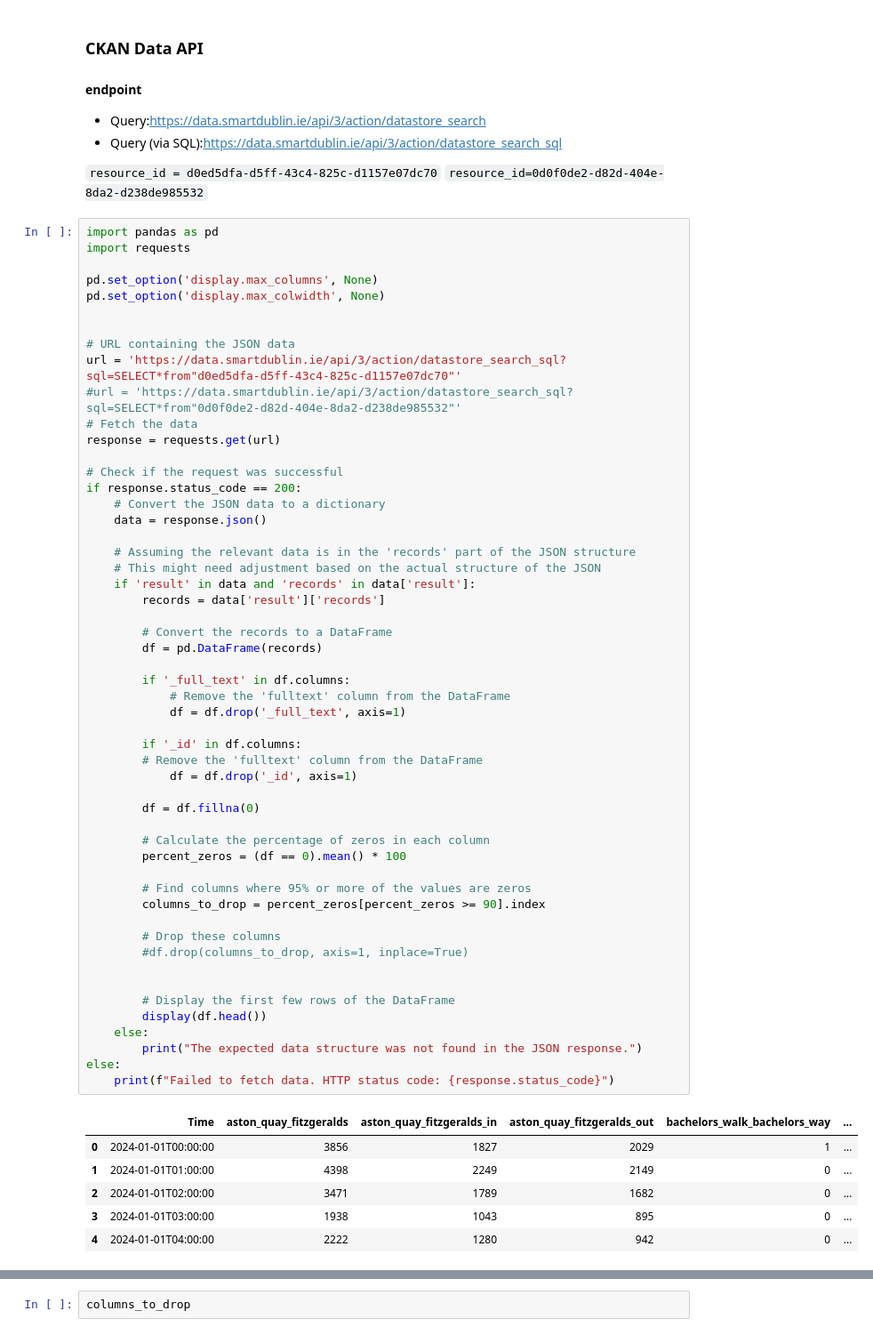
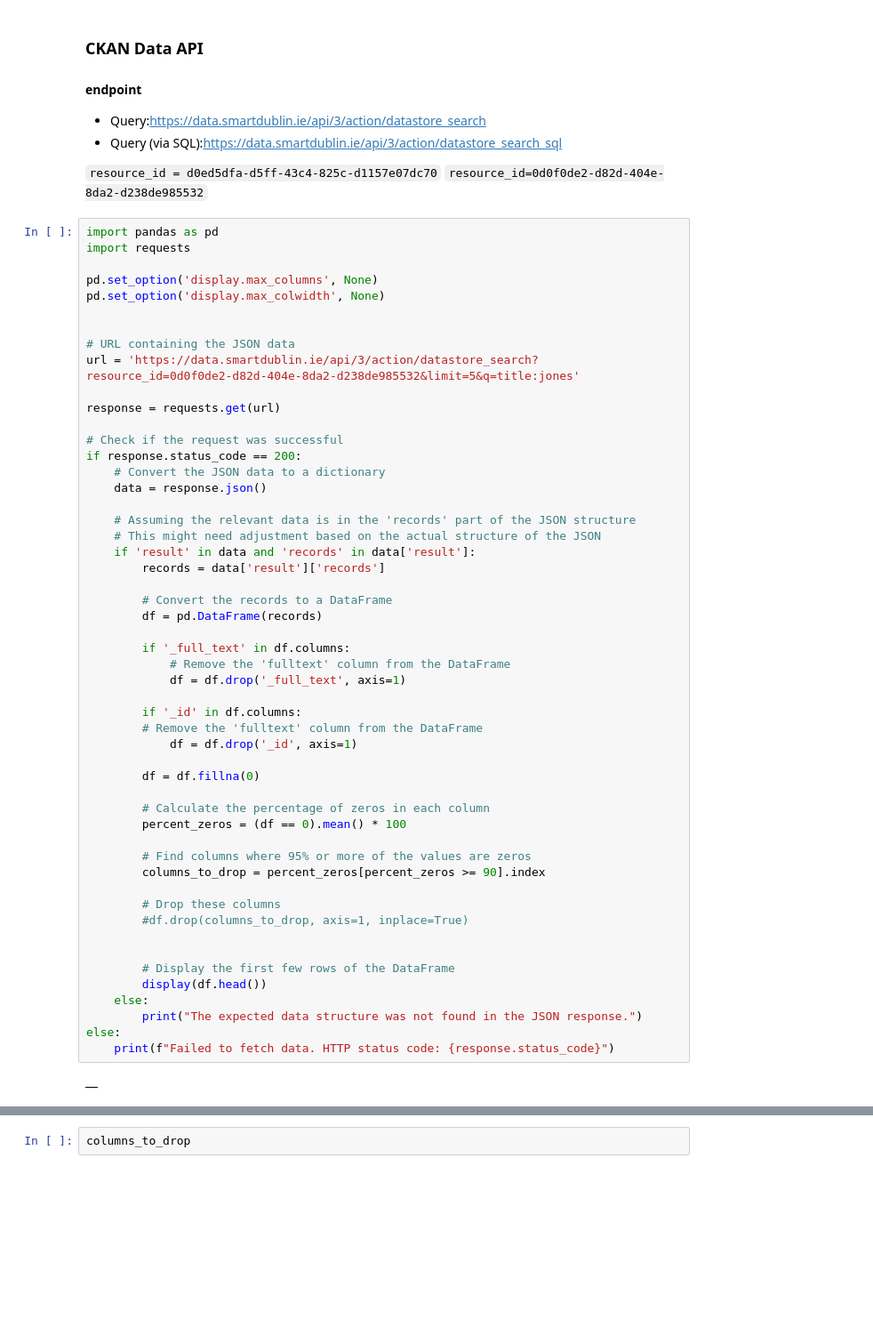
Before and after one commit to ankithbjoseph/TeamAA_DAP_JAN2024, a Jupyter notebook: extract.ipynb, the cells around one changed output, grey strips where cells are left out. Shown at 89% size. Drawn from its saved outputs; the diff is of its cells as text; blank space fills up the shorter version.

```diff
--- a/extract.ipynb
+++ b/extract.ipynb
@@ -21,9 +21,8 @@ pd.set_option('display.max_colwidth', None)
 
 
 # URL containing the JSON data
-url = 'https://data.smartdublin.ie/api/3/action/datastore_search_sql?sql=SELECT*from"d0ed5dfa-d5ff-43c4-825c-d1157e07dc70"'
-#url = 'https://data.smartdublin.ie/api/3/action/datastore_search_sql?sql=SELECT*from"0d0f0de2-d82d-404e-8da2-d238de985532"'
-# Fetch the data
+url = 'https://data.smartdublin.ie/api/3/action/datastore_search?resource_id=0d0f0de2-d82d-404e-8da2-d238de985532&limit=5&q=title:jones'
+
 response = requests.get(url)
 
 # Check if the request was successful
@@ -39,37 +38,32 @@ if response.status_code == 200:
         # Convert the records to a DataFrame
         df = pd.DataFrame(records)
 
         if '_full_text' in df.columns:
             # Remove the 'fulltext' column from the DataFrame
             df = df.drop('_full_text', axis=1)
 
         if '_id' in df.columns:
         # Remove the 'fulltext' column from the DataFrame
             df = df.drop('_id', axis=1)
 
         df = df.fillna(0)
 
         # Calculate the percentage of zeros in each column
         percent_zeros = (df == 0).mean() * 100
 
         # Find columns where 95% or more of the values are zeros
         columns_to_drop = percent_zeros[percent_zeros >= 90].index
 
         # Drop these columns
         #df.drop(columns_to_drop, axis=1, inplace=True)
 
 
         # Display the first few rows of the DataFrame
         display(df.head())
     else:
         print("The expected data structure was not found in the JSON response.")
 else:
     print(f"Failed to fetch data. HTTP status code: {response.status_code}")
 # %% [output]
-|  | Time | aston_quay_fitzgeralds | aston_quay_fitzgeralds_in | aston_quay_fitzgeralds_out | bachelors_walk_bachelors_way | ... |
-| 0 | 2024-01-01T00:00:00 | 3856 | 1827 | 2029 | 1 | ... |
-| 1 | 2024-01-01T01:00:00 | 4398 | 2249 | 2149 | 0 | ... |
-| 2 | 2024-01-01T02:00:00 | 3471 | 1789 | 1682 | 0 | ... |
-| 3 | 2024-01-01T03:00:00 | 1938 | 1043 | 895 | 0 | ... |
-| 4 | 2024-01-01T04:00:00 | 2222 | 1280 | 942 | 0 | ... |
+|  |
 # %%
```
Also changed, not shown: parts of 3 cells of this notebook, 2 other files.
